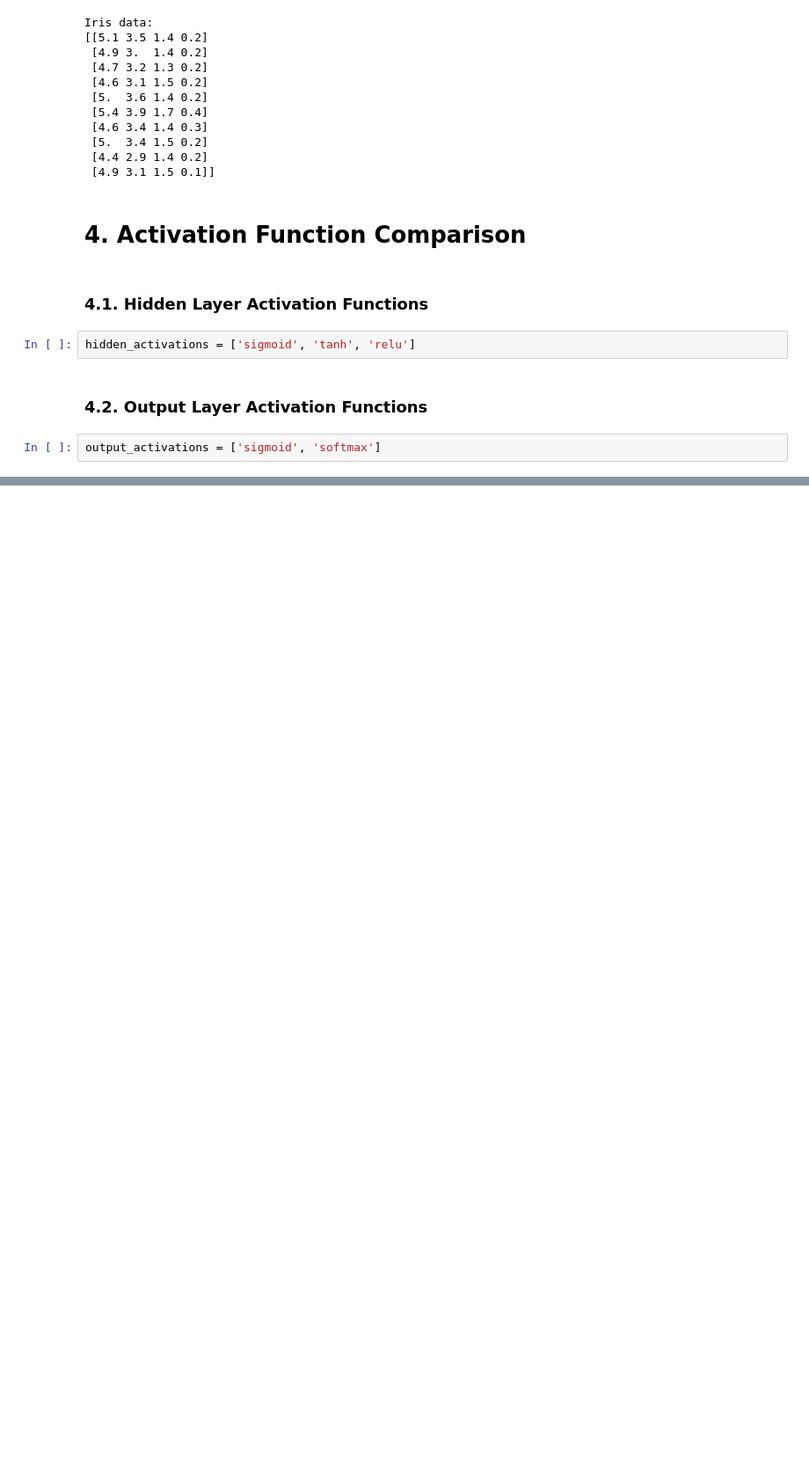
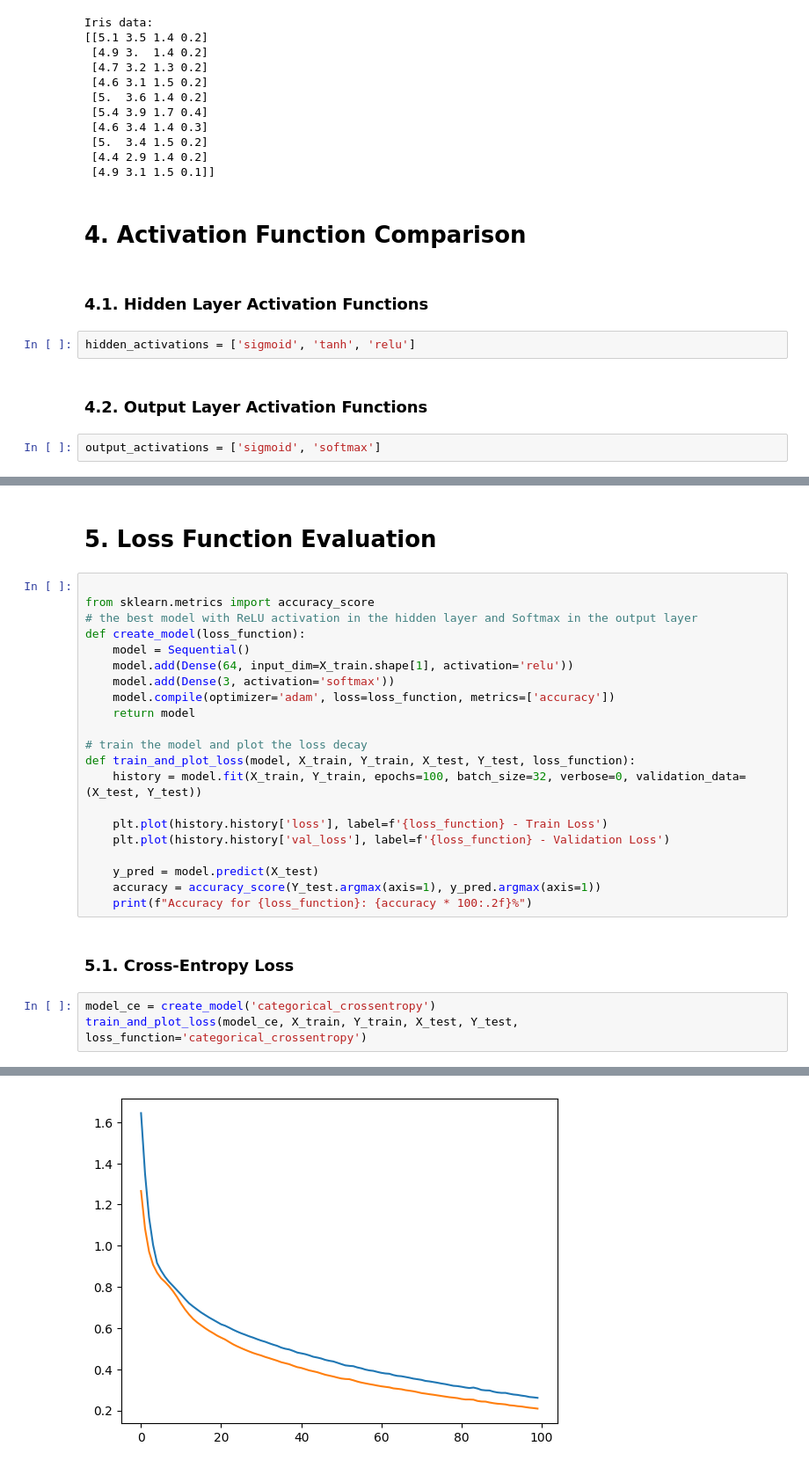
Before and after one commit to hafs96/Iris-Dataset-Classification-with-Neural-Networks, a Jupyter notebook: ZIAN_Hafsa_IRIS_Neural_Network.ipynb, the cells around one changed output, grey strips where cells are left out. Shown at 88% size. Saved outputs shown, nothing was run; the diff lists cells and outputs as text; blank space fills up the shorter version.

```diff
--- a/ZIAN_Hafsa_IRIS_Neural_Network.ipynb
+++ b/ZIAN_Hafsa_IRIS_Neural_Network.ipynb
@@ -236,0 +199,29 @@ print("Moyenne des scores:", scores.mean())
+# %% [markdown]
+# 5. Loss Function Evaluation<span id="loss_functions"></span>
+# %%
+
+from sklearn.metrics import accuracy_score
+# the best model with ReLU activation in the hidden layer and Softmax in the output layer
+def create_model(loss_function):
+    model = Sequential()
+    model.add(Dense(64, input_dim=X_train.shape[1], activation='relu'))
+    model.add(Dense(3, activation='softmax'))
+    model.compile(optimizer='adam', loss=loss_function, metrics=['accuracy'])
+    return model
+
+# train the model and plot the loss decay
+def train_and_plot_loss(model, X_train, Y_train, X_test, Y_test, loss_function):
+    history = model.fit(X_train, Y_train, epochs=100, batch_size=32, verbose=0, validation_data=(X_test, Y_test))
+
+    plt.plot(history.history['loss'], label=f'{loss_function} - Train Loss')
+    plt.plot(history.history['val_loss'], label=f'{loss_function} - Validation Loss')
+
+    y_pred = model.predict(X_test)
+    accuracy = accuracy_score(Y_test.argmax(axis=1), y_pred.argmax(axis=1))
+    print(f"Accuracy for {loss_function}: {accuracy * 100:.2f}%")
+# %% [markdown]
+### 5.1. Cross-Entropy Loss <span id="cross_entropy"></span>
+# %%
+model_ce = create_model('categorical_crossentropy')
+train_and_plot_loss(model_ce, X_train, Y_train, X_test, Y_test, loss_function='categorical_crossentropy')
+# %% [output]
@@ -236,0 +230 @@ print("Moyenne des scores:", scores.mean())
+[figure, added]
```
Also changed, not shown: parts of 32 cells of this notebook.
